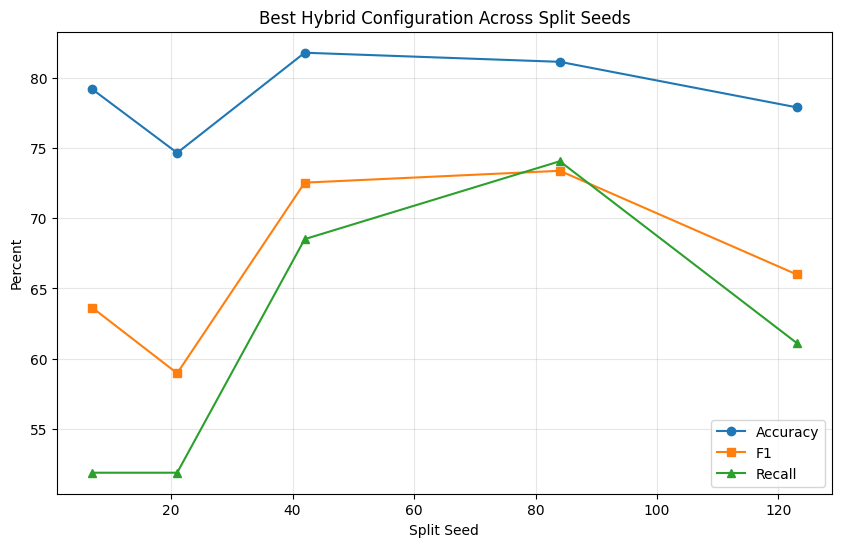
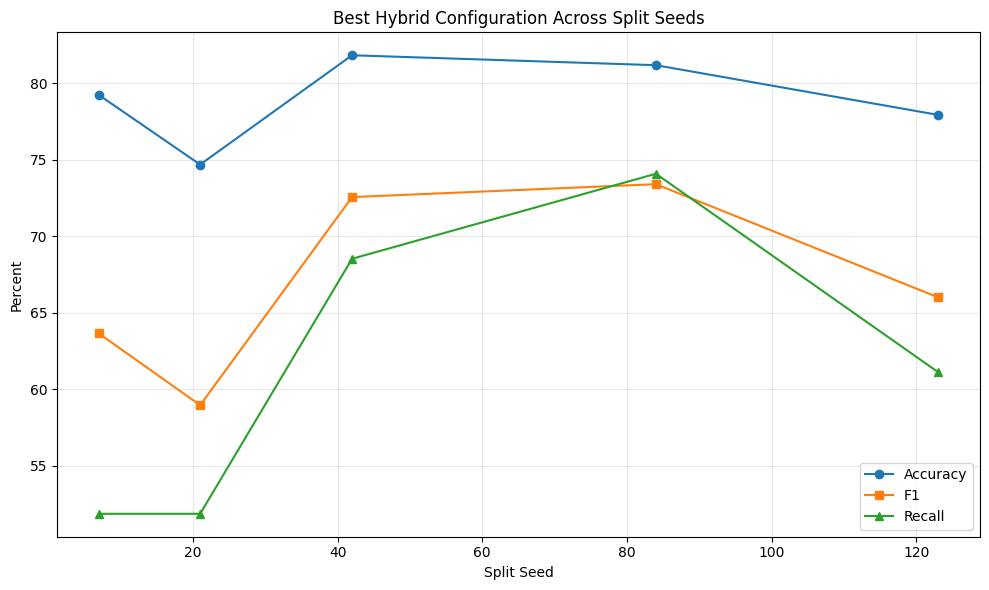
The change to this notebook cell's code, shown as a diff; its figure went from the first image to the second:
--- before
+++ after
@@ -8,3 +8,5 @@
 plt.legend()
 plt.grid(True, alpha=0.3)
+plt.tight_layout()
+plt.savefig(PLOTS_DIR / "best_hybrid_seeds.png", dpi=300, bbox_inches="tight")
 plt.show()

Commit: Curate results and add notebook plot outputs